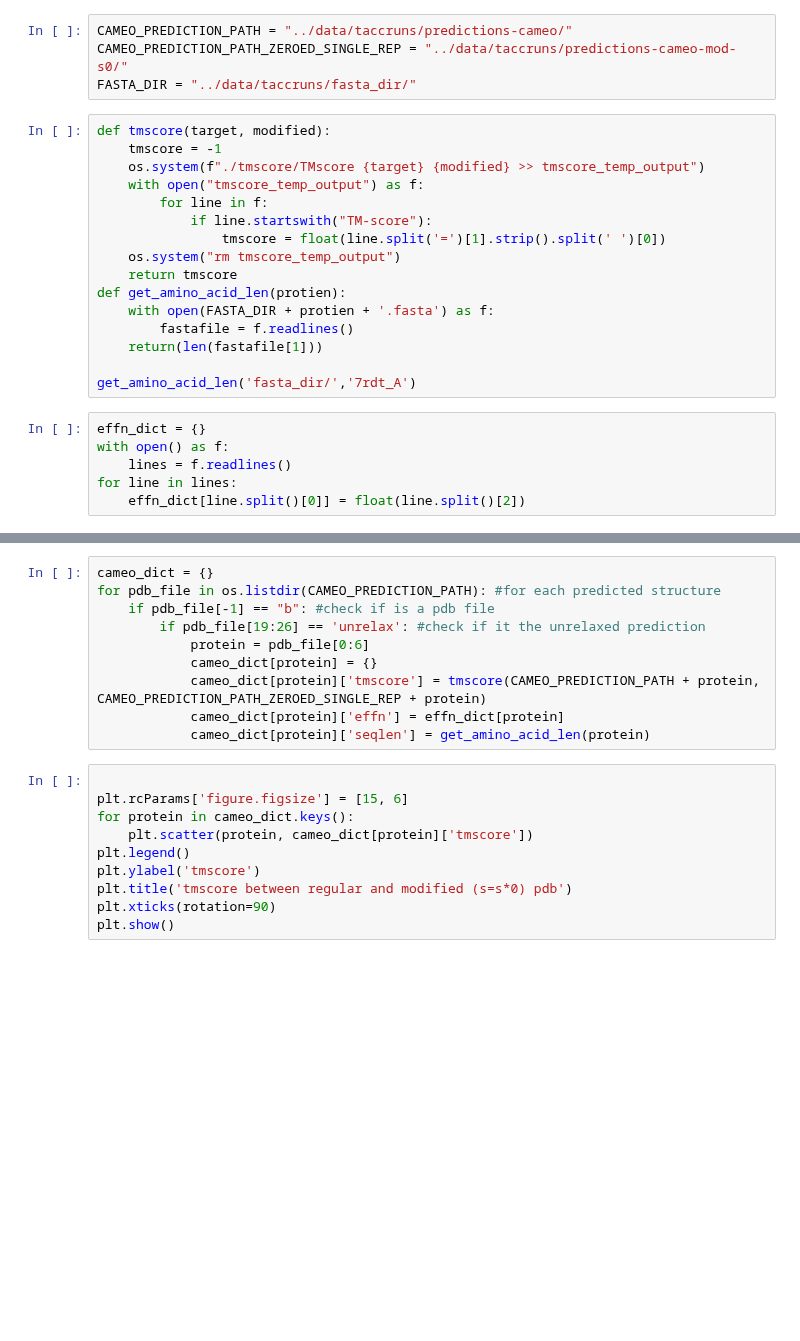
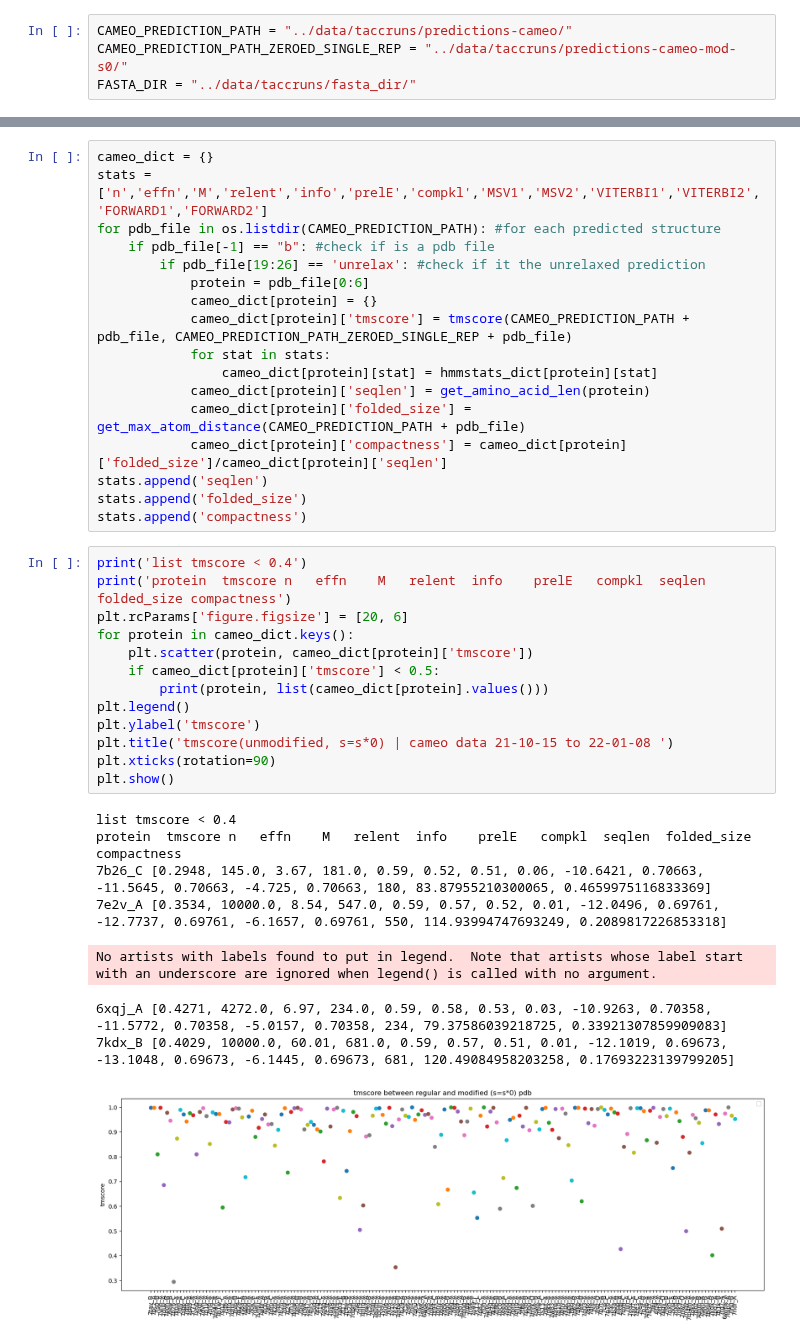
Before and after one commit to MichaelTrumbull/openfold-mt, a Jupyter notebook: personal-nbs/cameo_data_s0.ipynb, the cells around one changed output, grey strips where cells are left out. Drawn from its saved outputs; the diff is of its cells as text; blank space fills up the shorter version.

Commit message:
adding plots to ipynb

```diff
--- a/personal-nbs/cameo_data_s0.ipynb
+++ b/personal-nbs/cameo_data_s0.ipynb
@@ -6,25 +11,3 @@ import scipy
 CAMEO_PREDICTION_PATH = "../data/taccruns/predictions-cameo/"
 CAMEO_PREDICTION_PATH_ZEROED_SINGLE_REP = "../data/taccruns/predictions-cameo-mod-s0/"
 FASTA_DIR = "../data/taccruns/fasta_dir/"
-# %%
-def tmscore(target, modified):
-    tmscore = -1
-    os.system(f"./tmscore/TMscore {target} {modified} >> tmscore_temp_output")
-    with open("tmscore_temp_output") as f:
-        for line in f:
-            if line.startswith("TM-score"):
-                tmscore = float(line.split('=')[1].strip().split(' ')[0])
-    os.system("rm tmscore_temp_output")
-    return tmscore
-def get_amino_acid_len(protien):
-    with open(FASTA_DIR + protien + '.fasta') as f:
-        fastafile = f.readlines()
-    return(len(fastafile[1]))
-
-get_amino_acid_len('fasta_dir/','7rdt_A')
-# %%
-effn_dict = {}
-with open() as f:
-    lines = f.readlines()
-for line in lines:
-    effn_dict[line.split()[0]] = float(line.split()[2])
@@ -31,20 +107,39 @@ for line in lines:
 # %%
 cameo_dict = {}
+stats = ['n','effn','M','relent','info','prelE','compkl','MSV1','MSV2','VITERBI1','VITERBI2','FORWARD1','FORWARD2']
 for pdb_file in os.listdir(CAMEO_PREDICTION_PATH): #for each predicted structure
     if pdb_file[-1] == "b": #check if is a pdb file
         if pdb_file[19:26] == 'unrelax': #check if it the unrelaxed prediction
             protein = pdb_file[0:6]
             cameo_dict[protein] = {}
-            cameo_dict[protein]['tmscore'] = tmscore(CAMEO_PREDICTION_PATH + protein, CAMEO_PREDICTION_PATH_ZEROED_SINGLE_REP + protein)
-            cameo_dict[protein]['effn'] = effn_dict[protein]
+            cameo_dict[protein]['tmscore'] = tmscore(CAMEO_PREDICTION_PATH + pdb_file, CAMEO_PREDICTION_PATH_ZEROED_SINGLE_REP + pdb_file)
+            for stat in stats:
+                cameo_dict[protein][stat] = hmmstats_dict[protein][stat]
             cameo_dict[protein]['seqlen'] = get_amino_acid_len(protein)
+            cameo_dict[protein]['folded_size'] = get_max_atom_distance(CAMEO_PREDICTION_PATH + pdb_file)
+            cameo_dict[protein]['compactness'] = cameo_dict[protein]['folded_size']/cameo_dict[protein]['seqlen']
+stats.append('seqlen')
+stats.append('folded_size')
+stats.append('compactness')
 # %%
-
-plt.rcParams['figure.figsize'] = [15, 6]
+print('list tmscore < 0.4')
+print('protein  tmscore n   effn    M   relent  info    prelE   compkl  seqlen  folded_size compactness')
+plt.rcParams['figure.figsize'] = [20, 6]
 for protein in cameo_dict.keys():
     plt.scatter(protein, cameo_dict[protein]['tmscore'])
+    if cameo_dict[protein]['tmscore'] < 0.5:
+        print(protein, list(cameo_dict[protein].values()))
 plt.legend()
 plt.ylabel('tmscore')
-plt.title('tmscore between regular and modified (s=s*0) pdb')
+plt.title('tmscore(unmodified, s=s*0) | cameo data 21-10-15 to 22-01-08 ')
 plt.xticks(rotation=90)
 plt.show()
+# %% [output]
+list tmscore < 0.4
+protein  tmscore n   effn    M   relent  info    prelE   compkl  seqlen  folded_size compactness
+7b26_C [0.2948, 145.0, 3.67, 181.0, 0.59, 0.52, 0.51, 0.06, -10.6421, 0.70663, -11.5645, 0.70663, -4.725, 0.70663, 180, 83.87955210300065, 0.4659975116833369]
+7e2v_A [0.3534, 10000.0, 8.54, 547.0, 0.59, 0.57, 0.52, 0.01, -12.0496, 0.69761, -12.7737, 0.69761, -6.1657, 0.69761, 550, 114.93994747693249, 0.2089817226853318]
+No artists with labels found to put in legend.  Note that artists whose label start with an underscore are ignored when legend() is called with no argument.
+6xqj_A [0.4271, 4272.0, 6.97, 234.0, 0.59, 0.58, 0.53, 0.03, -10.9263, 0.70358, -11.5772, 0.70358, -5.0157, 0.70358, 234, 79.37586039218725, 0.33921307859909083]
+7kdx_B [0.4029, 10000.0, 60.01, 681.0, 0.59, 0.57, 0.51, 0.01, -12.1019, 0.69673, -13.1048, 0.69673, -6.1445, 0.69673, 681, 120.49084958203258, 0.17693223139799205]
+[figure, added]
```
Also changed, not shown: parts of 17 cells of this notebook, 1 other file.
